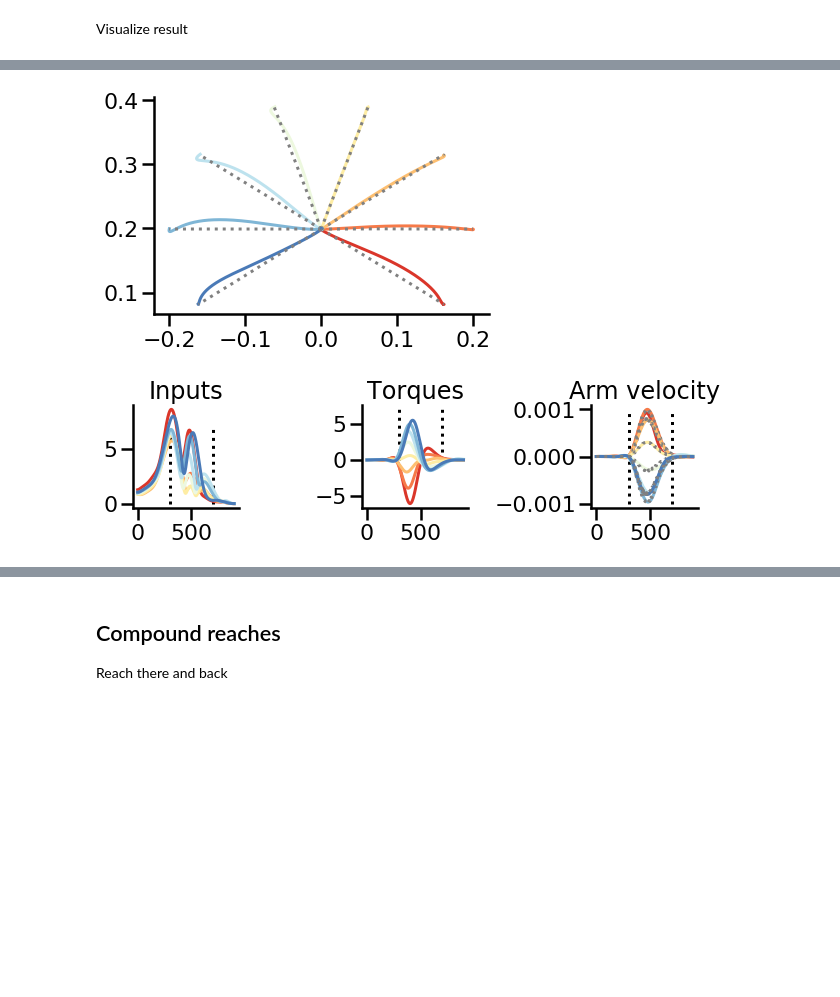
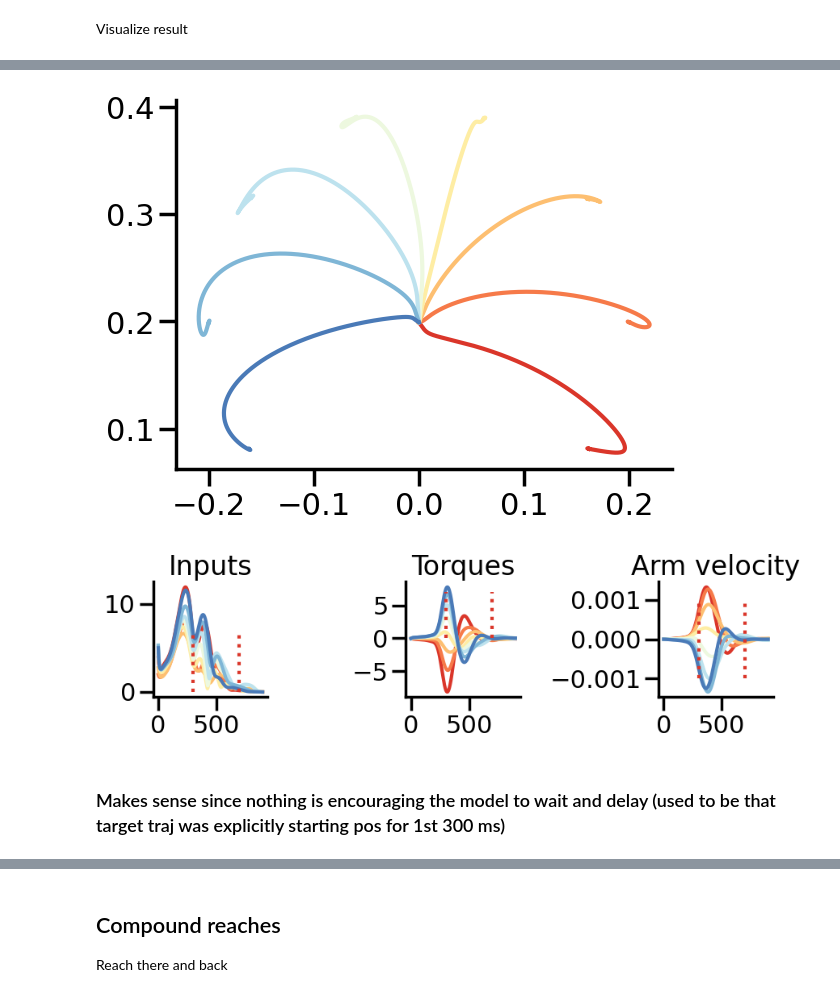
Before and after one commit to bbhaduri/iLQR-jax, a Jupyter notebook: notebooks/ilqr_network_arm.ipynb, the cells around one changed output, grey strips where cells are left out. Drawn from its saved outputs; the diff is of its cells as text; code cells hidden in the pictures; blank space fills up the shorter version.

```diff
--- a/notebooks/ilqr_network_arm.ipynb
+++ b/notebooks/ilqr_network_arm.ipynb
@@ -293,4 +372,4 @@ x0.shape
 # %%
 # Create target trajectory of just final target
-final_target = np.repeat(np.expand_dims(q[:, -1, :2], 1), 600, axis=1)
-x_trj_new, u_trj_new, cost_trace = run_ilqr_batch(x0, final_target, None, 2, 1e-4, 1e-4)
+target_trj = np.repeat(np.expand_dims(target_angles, 1), 600, axis=1)
+x_trj_new, u_trj_new, cost_trace = run_ilqr_batch(x0, target_trj, None, 2, 1e-4, 1e-4)
@@ -307,8 +382,4 @@ for i in range(8):
     ax[0].plot(x_trj_new[i,:,-4])
     # theta 2 (all 8 reaches)
     ax[1].plot(x_trj_new[i,:,-3])
-
-    # Target trajectory weirdly
-    ax[0].plot(q[i,:,0],":")
-    ax[1].plot(q[i,:,1],":")
 # %% [output]
@@ -336,0 +404,2 @@ y_target = arm_model.get_position_batch(target_trj)
+# %%
+target_trj = np.repeat(np.expand_dims(target_angles, 1), 900, axis=1)
@@ -337 +410,4 @@ y_target = arm_model.get_position_batch(target_trj)
+# %%
+with open("../data/network_s972356.pickle", 'rb') as handle:
+    data = pickle.load(handle)
 # %%
@@ -366,10 +457,10 @@ sns.despine()
 # %%
 for i in range(8):
     plt.plot(y_trj[i,:,0],y_trj[i,:,1])
-    plt.plot(y_target[i,:,0], y_target[i,:,1], ":",color='gray')
+    # plt.plot(y_target[i,:,0], y_target[i,:,1], ":",color='gray')
 sns.despine()
 # %% [output]
-[figure, old version]
+[figure, new version]
 # %%
 f, ax = plt.subplots(1, 3, figsize=(9,3))
 
@@ -377,7 +468,7 @@ for i in range(8):
     ax[0].plot(np.linalg.norm(u_trj_new[i], axis=-1))
     ax[1].plot(x_trj_new[i,:,0])
     ax[2].plot(np.diff(y_trj[i,:,0]))
-    ax[2].plot(np.diff(y_target[i,:,0]), ":", color='gray')
+    # ax[2].plot(np.diff(y_target[i,:,0]), ":", color='gray')
 
 for i in range(2):
     ax[i].vlines(300, 0, 7,linestyles=":")
@@ -394,7 +485,9 @@ ax[2].set_title("Arm velocity")
 f.tight_layout()
 sns.despine()
 # %% [output]
-[figure, old version]
+[figure, new version]
+# %% [markdown]
+### Makes sense since nothing is encouraging the model to wait and delay (used to be that target traj was explicitly starting pos for 1st 300 ms)
 # %%
 # Less prep. input actually. Want higher controls penalty?
 np.linalg.norm(u_trj_new[:,:300]) / np.linalg.norm(u_trj_new[:,300:600])
```
Also changed, not shown: parts of 35 cells of this notebook, 1 other file.
